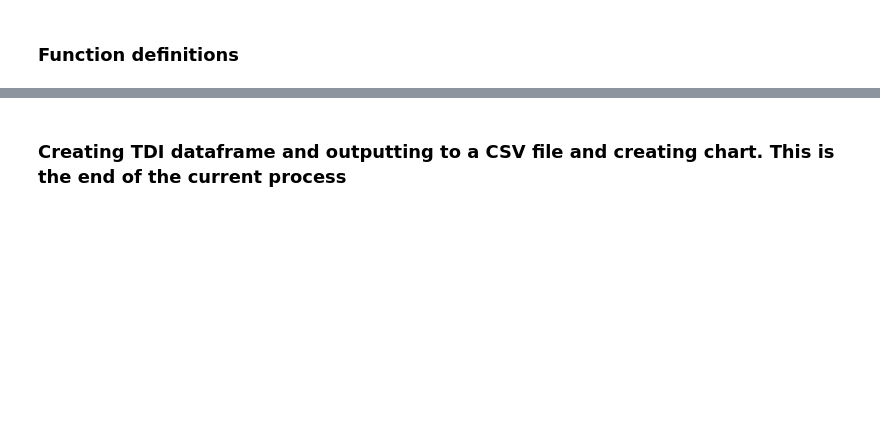
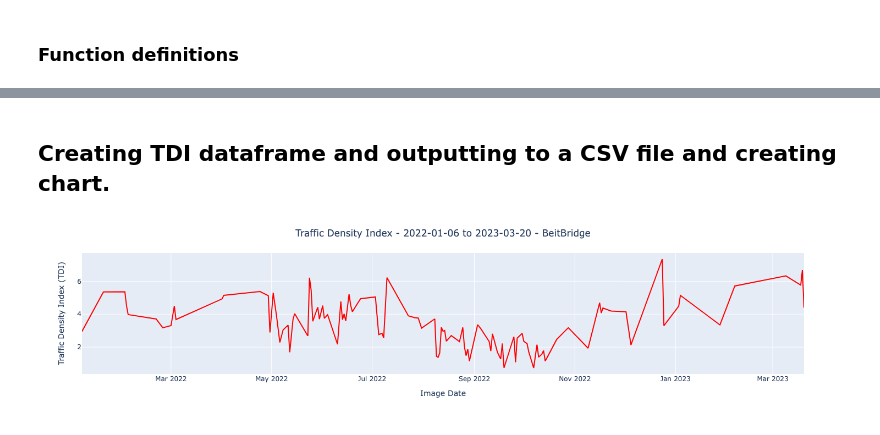
Before and after one commit to sparkgeo/world_bank_deliverable, a Jupyter notebook: notebooks/tdi/tdi-notebook.ipynb, the cells around one changed output, grey strips where cells are left out. Cells and saved outputs as stored; diff of their text form; code cells hidden in the pictures; blank space fills up the shorter version.

```diff
--- a/notebooks/tdi/tdi-notebook.ipynb
+++ b/notebooks/tdi/tdi-notebook.ipynb
@@ -616,25 +637,19 @@ def calc_tdi(clipped_band, detection_arr):
 median_file = outpath_aligned.joinpath("median_image.tif")
 median_arr = rioxr.open_rasterio(median_file)
 # %%
-#Create output directory for the tophat rasters and boolean vehicle detection rasters
-tophat_outpath = outpath_workdir.joinpath("tophat_rasters")
-tophat_outpath.mkdir(exist_ok=True)
+# Create output directory for the tophat rasters and boolean vehicle detection rasters
+tophat_outpath = outpath_tdi.joinpath("tophat_rasters")
+tophat_outpath.mkdir(parents=True, exist_ok=True)
 
-detection_outpath = outpath_workdir.joinpath("detection_rasters")
-detection_outpath.mkdir(exist_ok=True)
+detection_outpath = outpath_tdi.joinpath("detection_rasters")
+detection_outpath.mkdir(parents=True, exist_ok=True)
 # %%
-#To process a single image, set a date in the "select_date" variable. Otherwise leave it set to None to process all images
+# To process a single image, set a date in the "select_date" variable. Otherwise leave it set to None to process all images
 select_date = None
 # select_date = "2022-12-24"
 
 # Read in road clipping geometry
 road_geom_gpd = gpd.read_file(road_geom_file)
-
-
-band_subset = 'allbands' # Select subset of image bands or run all bands. Options are 'allbands' to use all bands, or '4band' to only process BGRN
-kernel_size=7 # Size of kernel to use for tophat filtering. Options are 3, 5, and 7. Larger kernels will detect larger pixel groupings.
-sieve_thresh = 5 # Sieve threshold for filtering boolean detection arrays. Groups of detection pixels smaller than the threshold are removed
-min_thresh=0.015 # Minimum threshold used for vehicle detections from tophat filter array. Program will iteratively use smaller threshold values down to the value specified here.
 
 tdi_list = [] # List of TDI values. Each TDI value from each image is appended to this list
 missing_imgs = [] # List of missing images. Used to filter final TDI dataframe.
@@ -653,6 +668,7 @@ for index, content in img_df.iterrows():
     img_file = outpath_aligned.joinpath(f"{img_name}_aligned.tif")
     if not Path.exists(img_file):
         print(f"Warning: No file found for image: {img_name}. Skipping")
+        missing_imgs.append(img_name)
         continue
 
     img_arr = rioxr.open_rasterio(img_file)
@@ -690,4 +706,4 @@ for index, content in img_df.iterrows():
     os.remove(tophat_tempname)
     os.remove(bool_tempname)
 # %% [markdown]
-### Creating TDI dataframe and outputting to a CSV file and creating chart. This is the end of the current process
+## Creating TDI dataframe and outputting to a CSV file and creating chart.
@@ -700,12 +710,26 @@ tdi_df.to_csv(tdi_csv_file)
+# %%
+tdi_df = img_df.copy()
+tdi_df = tdi_df[~tdi_df['product_name'].isin(missing_imgs)]
+tdi_df['tdi'] = tdi_list
+tdi_df.drop(columns=["search_id", "id", "source", "area_sq_km",
+                     "cost", "preview", "preview_html", "pl_id", "pl_status"], inplace=True)
+tdi_df.reset_index(drop=True, inplace=True)
+
+min_date = tdi_df['datestr'].min()
+max_date = tdi_df['datestr'].max()
+tdi_csv_file = outpath_tdi.joinpath(f"{aoi_name}_TDI_DF_{min_date}_to_{max_date}.csv")
+tdi_df.to_csv(tdi_csv_file)
 # %%
-#Creating TDI time series line chart
-
+# Creating TDI time series line chart
 tdi_fig = px.line(tdi_df, x='date', y='tdi', color_discrete_map={'tdi': 'red'})
 tdi_fig.update_traces(line_color='red', line_width=2)
+tdi_fig.update_layout(title_text=f"Traffic Density Index - {min_date} to {max_date} - {aoi_name}", title_x=0.5, yaxis_title="Traffic Density Index (TDI)", xaxis_title="Image Date")
 
-fignamestr = f"TDI_Chart_2022-01-01_to_2023-03-27"
-tdi_out_png = outpath_workdir.joinpath(f"{fignamestr}.png")
-tdi_out_html = outpath_workdir.joinpath(f"{fignamestr}.html")
+fignamestr = f"{aoi_name}_TDI_Chart_{min_date}_to_{max_date}"
+tdi_out_png = outpath_tdi.joinpath(f"{fignamestr}.png")
+tdi_out_html = outpath_tdi.joinpath(f"{fignamestr}.html")
 tdi_fig.write_image(tdi_out_png)
 tdi_fig.write_html(tdi_out_html)
 tdi_fig.show()
+# %% [output]
+[figure, added]
```
Also changed, not shown: parts of 17 cells of this notebook, 3 other files.
